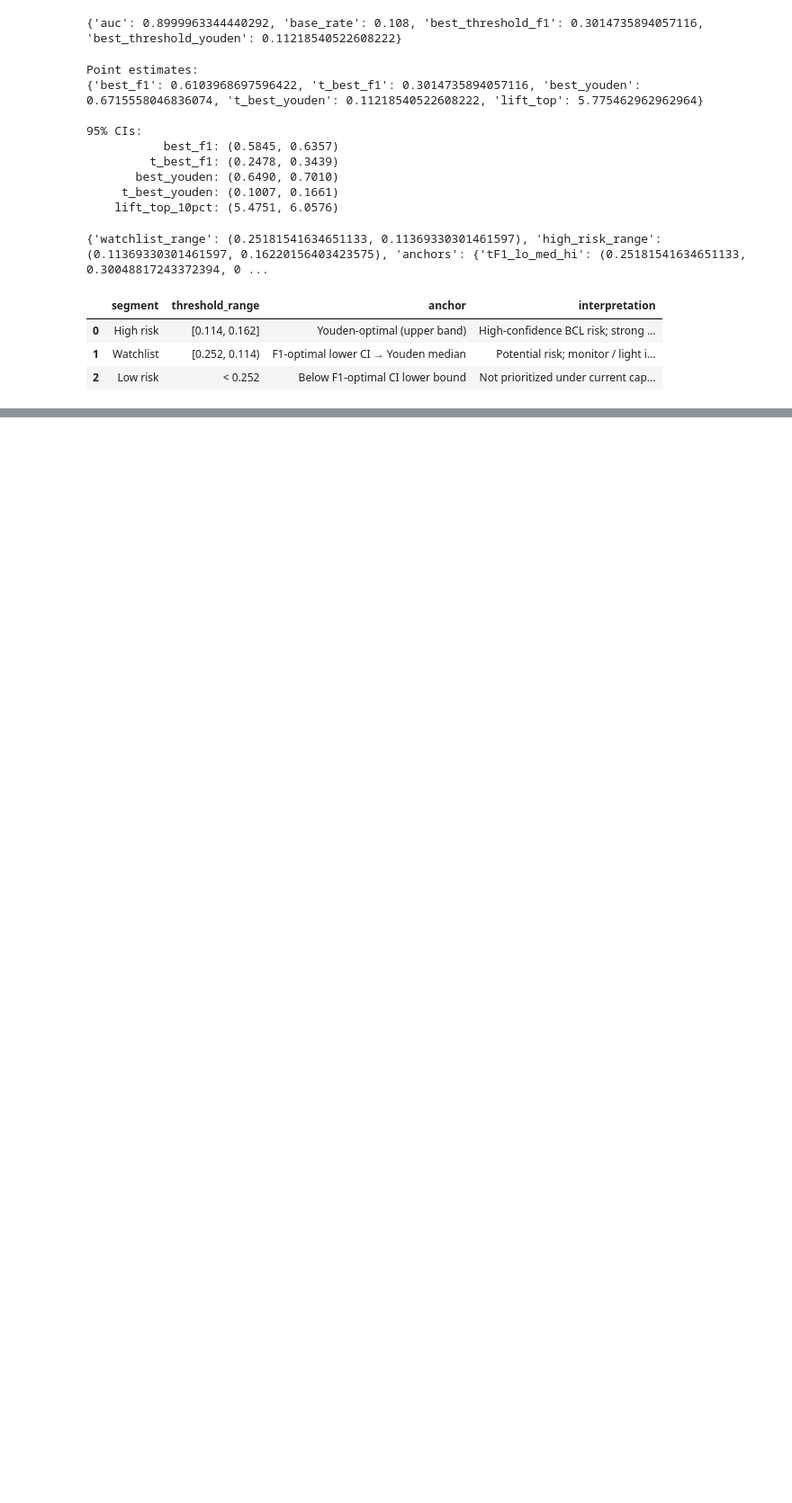
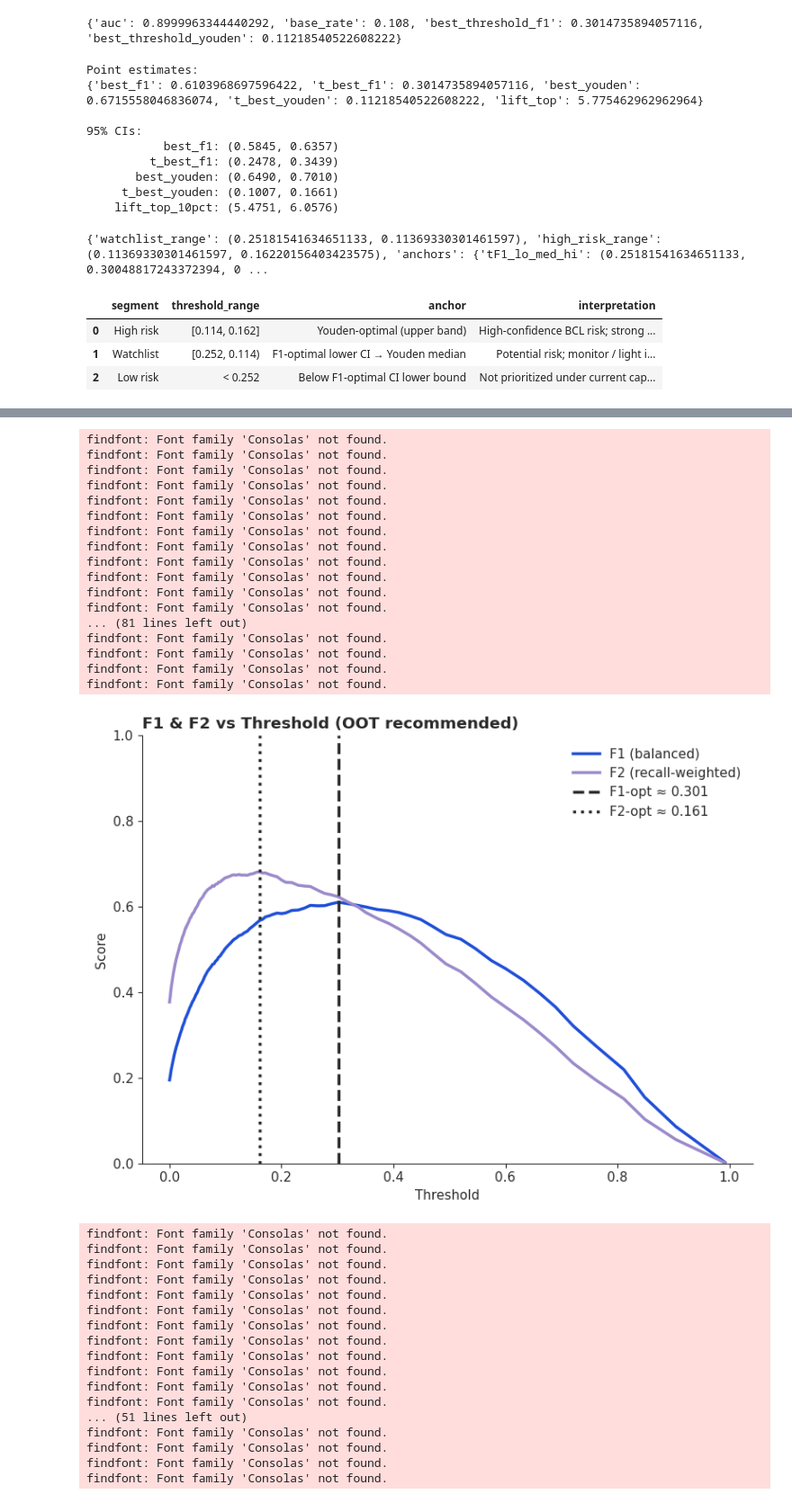
Before and after one commit to xvzeng/winebuz, a Jupyter notebook: scaleup.ipynb, the cells around one changed output, grey strips where cells are left out. Shown at 90% size. Cells and saved outputs as stored; diff of their text form; code cells hidden in the pictures; blank space fills up the shorter version.

```diff
--- a/scaleup.ipynb
+++ b/scaleup.ipynb
@@ -2480,0 +2940,39 @@ df_rec
+# %%
+ut = plot_model_diagnostics_with_f2(y_true, y_score)
+print(out)
+# %% [output]
+findfont: Font family 'Consolas' not found.
+findfont: Font family 'Consolas' not found.
+findfont: Font family 'Consolas' not found.
+findfont: Font family 'Consolas' not found.
+findfont: Font family 'Consolas' not found.
+findfont: Font family 'Consolas' not found.
+findfont: Font family 'Consolas' not found.
+findfont: Font family 'Consolas' not found.
+findfont: Font family 'Consolas' not found.
+findfont: Font family 'Consolas' not found.
+findfont: Font family 'Consolas' not found.
+findfont: Font family 'Consolas' not found.
+... (81 lines left out)
+findfont: Font family 'Consolas' not found.
+findfont: Font family 'Consolas' not found.
+findfont: Font family 'Consolas' not found.
+findfont: Font family 'Consolas' not found.
+[figure, added]
+findfont: Font family 'Consolas' not found.
+findfont: Font family 'Consolas' not found.
+findfont: Font family 'Consolas' not found.
+findfont: Font family 'Consolas' not found.
+findfont: Font family 'Consolas' not found.
+findfont: Font family 'Consolas' not found.
+findfont: Font family 'Consolas' not found.
+findfont: Font family 'Consolas' not found.
+findfont: Font family 'Consolas' not found.
+findfont: Font family 'Consolas' not found.
+findfont: Font family 'Consolas' not found.
+findfont: Font family 'Consolas' not found.
+... (51 lines left out)
+findfont: Font family 'Consolas' not found.
+findfont: Font family 'Consolas' not found.
+findfont: Font family 'Consolas' not found.
+findfont: Font family 'Consolas' not found.
```
Also changed, not shown: parts of 5 cells of this notebook.
